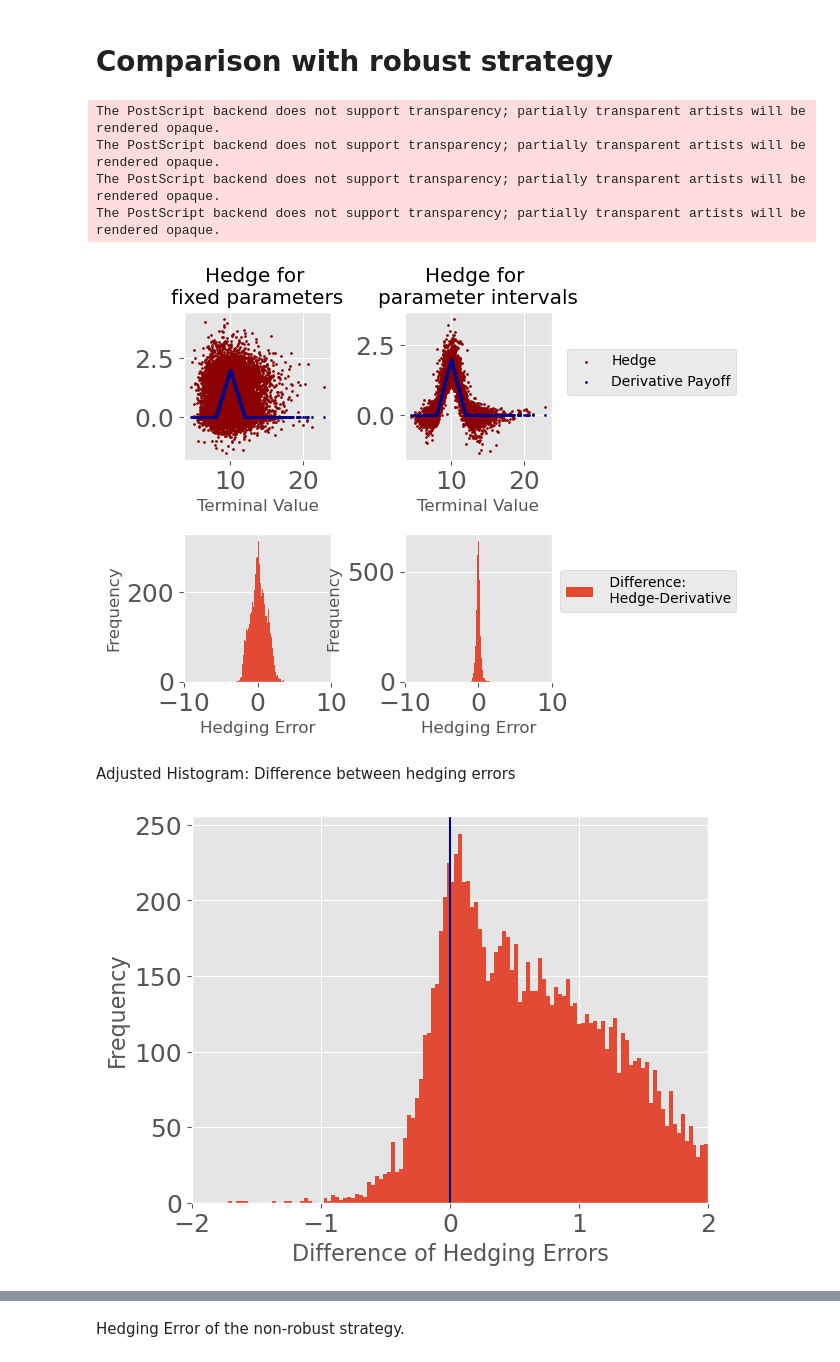
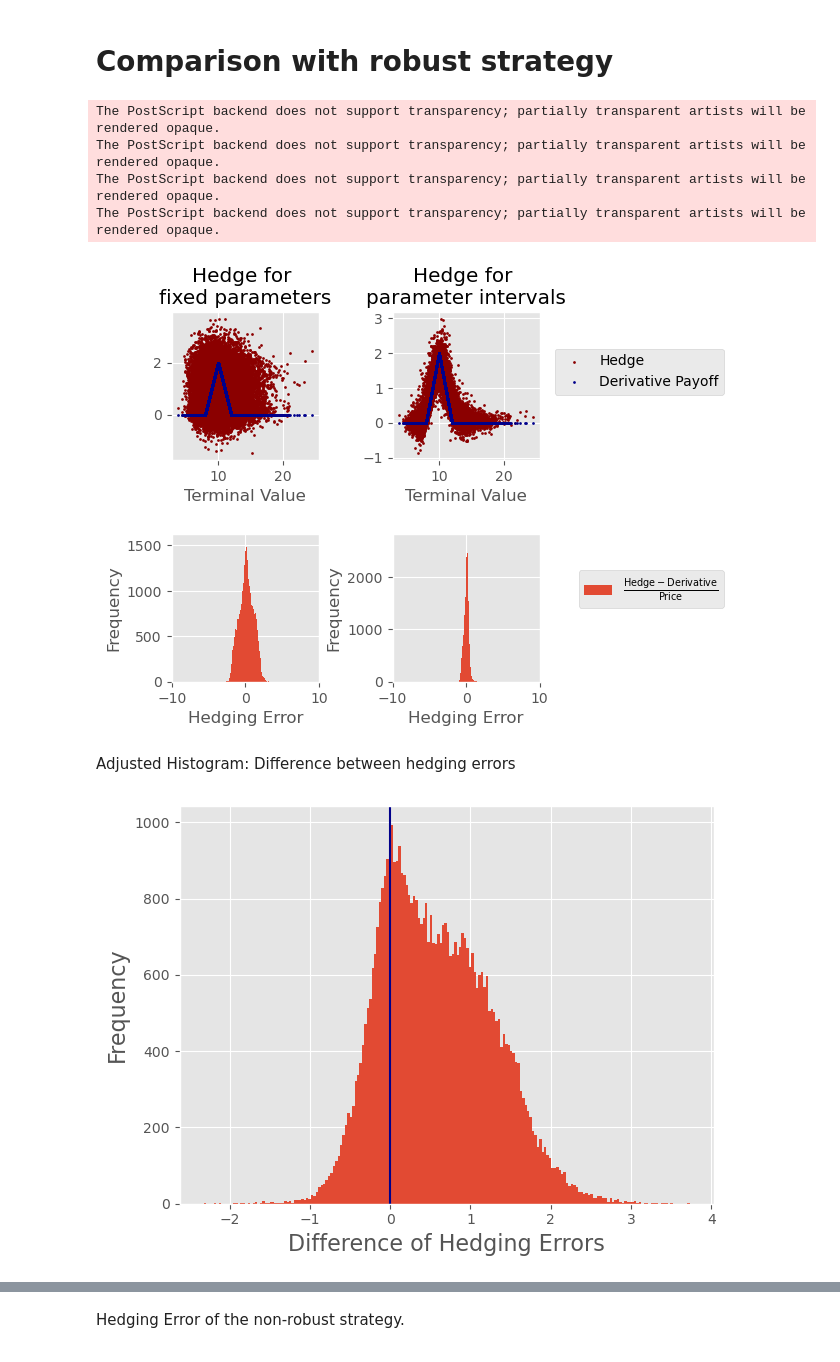
Before and after one commit to juliansester/nga, a Jupyter notebook: Example Butterfly.ipynb, the cells around one changed output, grey strips where cells are left out. Cells and saved outputs as stored; diff of their text form; code cells hidden in the pictures.

```diff
--- a/Example Butterfly.ipynb
+++ b/Example Butterfly.ipynb
@@ -276,7 +268,7 @@ The PostScript backend does not support transparency; partially transparent arti
 # Comparison with robust strategy
 # %%
 style.use('ggplot')
-BATCH_SIZE = 10000 # Nr of Samples for the Histogram
+BATCH_SIZE = 50000 # Nr of Samples for the Histogram
 t_k = np.linspace(0,T,n+1)
 
 # The hedge with fix gamma
@@ -310,7 +302,7 @@ axs[0,1].set_xlabel("Terminal Value")
 axs[0,1].set_title("Hedge for \nparameter intervals")
 
 hedging_error_fix = ((price_fix + delta_S_fix) - derivative_on_batch).numpy()
-axs[1,0].hist(hedging_error_fix,100,label = " Difference:\n Hedge-Derivative")
+axs[1,0].hist(hedging_error_fix,100,label = r"$\frac{\mathrm{Hedge}-\mathrm{Derivative}}{\mathrm{Price}}$")
 axs[1,0].set_ylabel("Frequency")
 axs[1,0].set_xlim([-10,10])
 axs[1,0].set_xlabel("Hedging Error")
@@ -328,20 +320,20 @@ The PostScript backend does not support transparency; partially transparent arti
 The PostScript backend does not support transparency; partially transparent artists will be rendered opaque.
 The PostScript backend does not support transparency; partially transparent artists will be rendered opaque.
 The PostScript backend does not support transparency; partially transparent artists will be rendered opaque.
-[figure, old version]
+[figure, new version]
 # %% [markdown]
 Adjusted Histogram: Difference between hedging errors
 # %%
-hedging_difference = np.abs(hedging_error_fix) - np.abs(hedging_error)
+hedging_difference = np.abs(hedging_error_fix)/price_fix - np.abs(hedging_error)/price
 plt.hist(hedging_difference,200)
 plt.axvline(x=0,color="darkblue")
-plt.xlim([-2,2])
+#plt.xlim([-2,2])
 plt.xlabel("Difference of Hedging Errors", fontsize=16)
 plt.ylabel("Frequency", fontsize=16)
 #plt.title("Difference of Hedging Errors", fontsize=16)
 plt.tight_layout()
 plt.savefig('eps/fig_histogram_butterfly_difference.eps', format='eps')
 plt.show()
 # %% [output]
-[figure, old version]
+[figure, new version]
 # %% [markdown]
```
Also changed, not shown: parts of 19 cells of this notebook, 6 other files.
